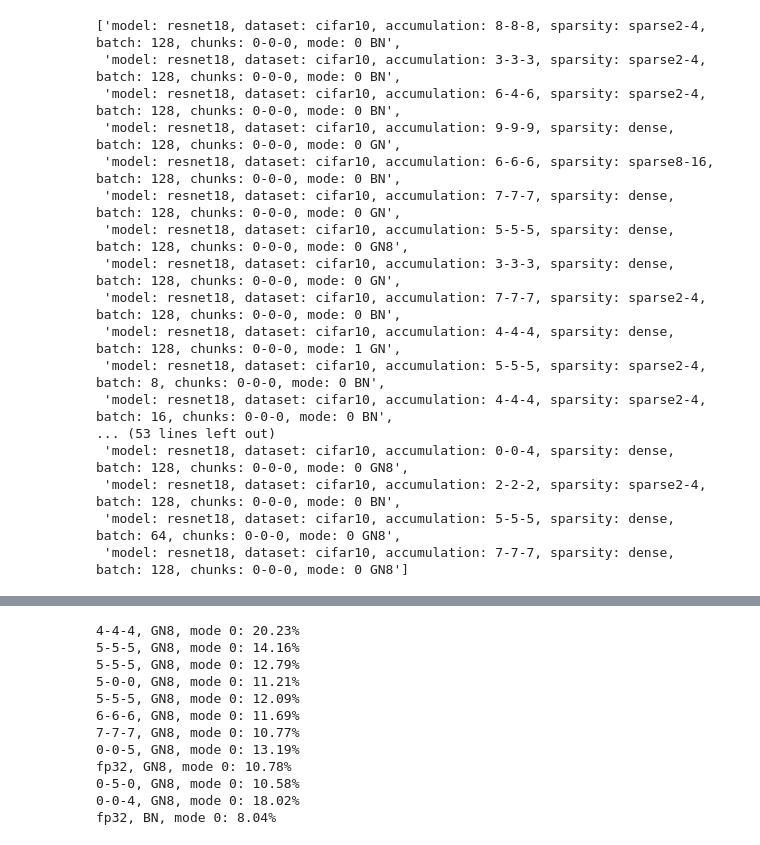
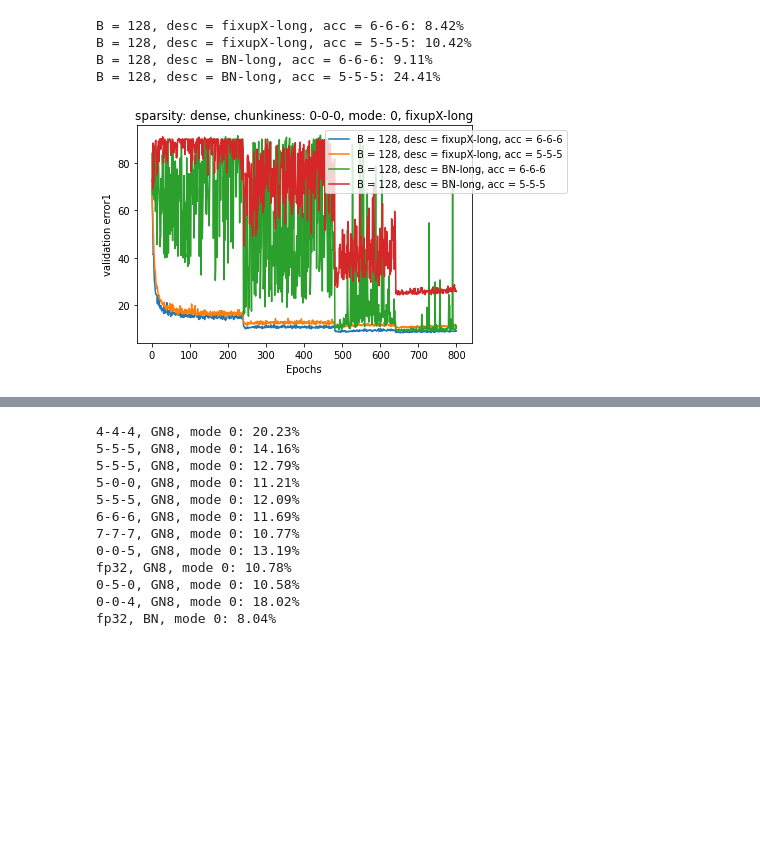
Before and after one commit to yanivbl6/convNet.pytorch, a Jupyter notebook: comparison.ipynb, the cells around one changed output, grey strips where cells are left out. Cells and saved outputs as stored; diff of their text form; code cells hidden in the pictures; blank space fills up the shorter version.

```diff
--- a/comparison.ipynb
+++ b/comparison.ipynb
@@ -184,20 +234,22 @@ files = [file for file in files if len(file.get_data("epoch")) == 200]
-# %%
-[str(file) for file in files]
-# %% [output]
-['model: resnet18, dataset: cifar10, accumulation: 8-8-8, sparsity: sparse2-4, batch: 128, chunks: 0-0-0, mode: 0 BN',
- 'model: resnet18, dataset: cifar10, accumulation: 3-3-3, sparsity: sparse2-4, batch: 128, chunks: 0-0-0, mode: 0 BN',
- 'model: resnet18, dataset: cifar10, accumulation: 6-4-6, sparsity: sparse2-4, batch: 128, chunks: 0-0-0, mode: 0 BN',
- 'model: resnet18, dataset: cifar10, accumulation: 9-9-9, sparsity: dense, batch: 128, chunks: 0-0-0, mode: 0 GN',
- 'model: resnet18, dataset: cifar10, accumulation: 6-6-6, sparsity: sparse8-16, batch: 128, chunks: 0-0-0, mode: 0 BN',
- 'model: resnet18, dataset: cifar10, accumulation: 7-7-7, sparsity: dense, batch: 128, chunks: 0-0-0, mode: 0 GN',
- 'model: resnet18, dataset: cifar10, accumulation: 5-5-5, sparsity: dense, batch: 128, chunks: 0-0-0, mode: 0 GN8',
- 'model: resnet18, dataset: cifar10, accumulation: 3-3-3, sparsity: dense, batch: 128, chunks: 0-0-0, mode: 0 GN',
- 'model: resnet18, dataset: cifar10, accumulation: 7-7-7, sparsity: sparse2-4, batch: 128, chunks: 0-0-0, mode: 0 BN',
- 'model: resnet18, dataset: cifar10, accumulation: 4-4-4, sparsity: dense, batch: 128, chunks: 0-0-0, mode: 1 GN',
- 'model: resnet18, dataset: cifar10, accumulation: 5-5-5, sparsity: sparse2-4, batch: 8, chunks: 0-0-0, mode: 0 BN',
- 'model: resnet18, dataset: cifar10, accumulation: 4-4-4, sparsity: sparse2-4, batch: 16, chunks: 0-0-0, mode: 0 BN',
-... (53 lines left out)
- 'model: resnet18, dataset: cifar10, accumulation: 0-0-4, sparsity: dense, batch: 128, chunks: 0-0-0, mode: 0 GN8',
- 'model: resnet18, dataset: cifar10, accumulation: 2-2-2, sparsity: sparse2-4, batch: 128, chunks: 0-0-0, mode: 0 BN',
- 'model: resnet18, dataset: cifar10, accumulation: 5-5-5, sparsity: dense, batch: 64, chunks: 0-0-0, mode: 0 GN8',
- 'model: resnet18, dataset: cifar10, accumulation: 7-7-7, sparsity: dense, batch: 128, chunks: 0-0-0, mode: 0 GN8']
+# %%
+params = {'chunkiness' : "0-0-0", 'sparsity' : "dense", 'mode': 0, 'desc': 'fixupX-long'}
+
+to_compare = [file for file in files if compare_function(file, **params) ]
+title = get_title(**params)
+labeler = lambda x: f"B = {x.batch}, desc = {x.desc}, acc = {x.accumulation}"
+sorter = None
+compare(to_compare[:],col = "validation error1" ,  labeler = labeler ,title = title, sorter = sorter )
+
+params = {'chunkiness' : "0-0-0", 'sparsity' : "dense", 'mode': 0, 'desc': 'BN-long'}
+to_compare = [file for file in files if compare_function(file, **params) ]
+compare(to_compare[:],col = "validation error1" ,  labeler = labeler ,title = title, sorter = sorter )
+
+
+plt.legend( loc='upper right', bbox_to_anchor=(1.3, 1.0))
+plt.show()
+# %% [output]
+B = 128, desc = fixupX-long, acc = 6-6-6: 8.42%
+B = 128, desc = fixupX-long, acc = 5-5-5: 10.42%
+B = 128, desc = BN-long, acc = 6-6-6: 9.11%
+B = 128, desc = BN-long, acc = 5-5-5: 24.41%
+[figure, added]
```
Also changed, not shown: parts of 10 cells of this notebook, 2 other files.
